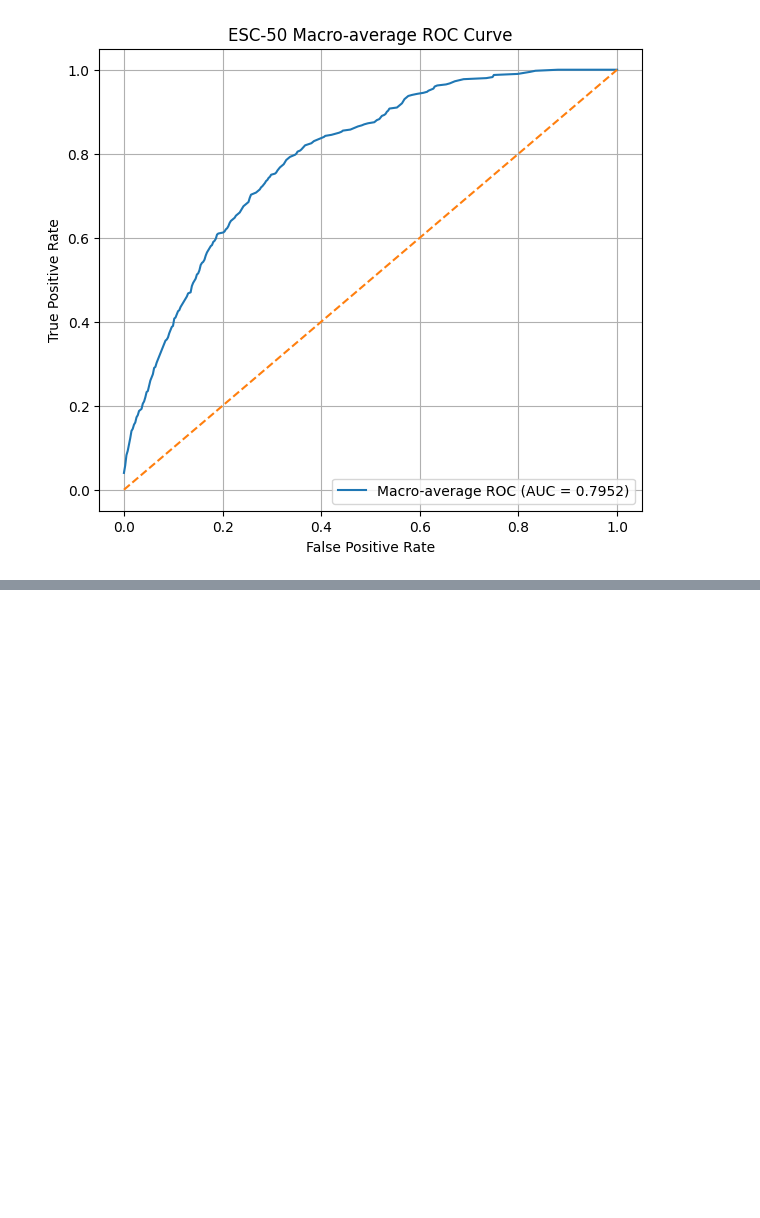
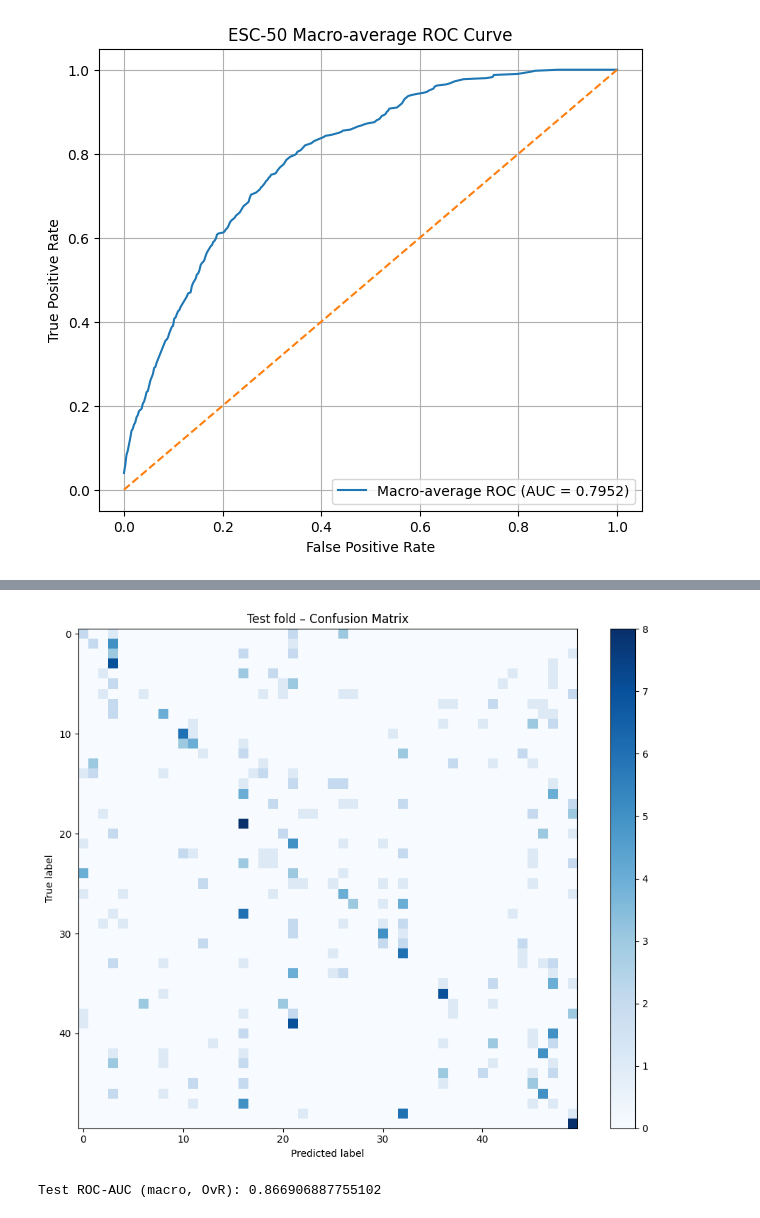
Before and after one commit to BasithMrasak/audio-event-detection, a Jupyter notebook: audio_event_detection.ipynb, the cells around one changed output, grey strips where cells are left out. Cells and saved outputs as stored; diff of their text form; code cells hidden in the pictures; blank space fills up the shorter version.

```diff
--- a/audio_event_detection.ipynb
+++ b/audio_event_detection.ipynb
@@ -350,6 +400,7 @@ Epoch 10
 import torch
 import numpy as np
 
+model.load_state_dict(torch.load("/content/best_model.pt"))
 model.eval()
 
 all_probs = []
@@ -471,0 +535,3 @@ plt.show()
+# %%
+model.load_state_dict(torch.load("/content/best_model.pt", map_location=device))
+model.eval()
@@ -471,0 +556,25 @@ plt.show()
+# %%
+import numpy as np
+import torch
+
+all_probs = []
+all_preds = []
+all_targets = []
+
+with torch.no_grad():
+    for x, y in test_loader:
+
+        x = x.to(device)
+
+        out = model(x)
+        probs = torch.softmax(out, dim=1)
+
+        all_probs.append(probs.cpu().numpy())
+        all_preds.append(out.argmax(1).cpu().numpy())
+        all_targets.append(y.numpy())
+
+all_probs = np.concatenate(all_probs)
+all_preds = np.concatenate(all_preds)
+all_targets = np.concatenate(all_targets)
+
+print(all_probs.shape, all_preds.shape, all_targets.shape)
@@ -471,0 +618,29 @@ plt.show()
+# %%
+from sklearn.metrics import confusion_matrix
+import matplotlib.pyplot as plt
+
+cm = confusion_matrix(all_targets, all_preds)
+
+plt.figure(figsize=(10,8))
+plt.imshow(cm, cmap="Blues")
+plt.title("Test fold – Confusion Matrix")
+plt.xlabel("Predicted label")
+plt.ylabel("True label")
+plt.colorbar()
+plt.tight_layout()
+plt.show()
+# %% [output]
+[figure, added]
+# %%
+from sklearn.metrics import roc_auc_score
+
+roc_auc = roc_auc_score(
+    all_targets,
+    all_probs,
+    multi_class="ovr",
+    average="macro"
+)
+
+print("Test ROC-AUC (macro, OvR):", roc_auc)
+# %% [output]
+Test ROC-AUC (macro, OvR): 0.866906887755102
```
Also changed, not shown: parts of 9 cells of this notebook.
